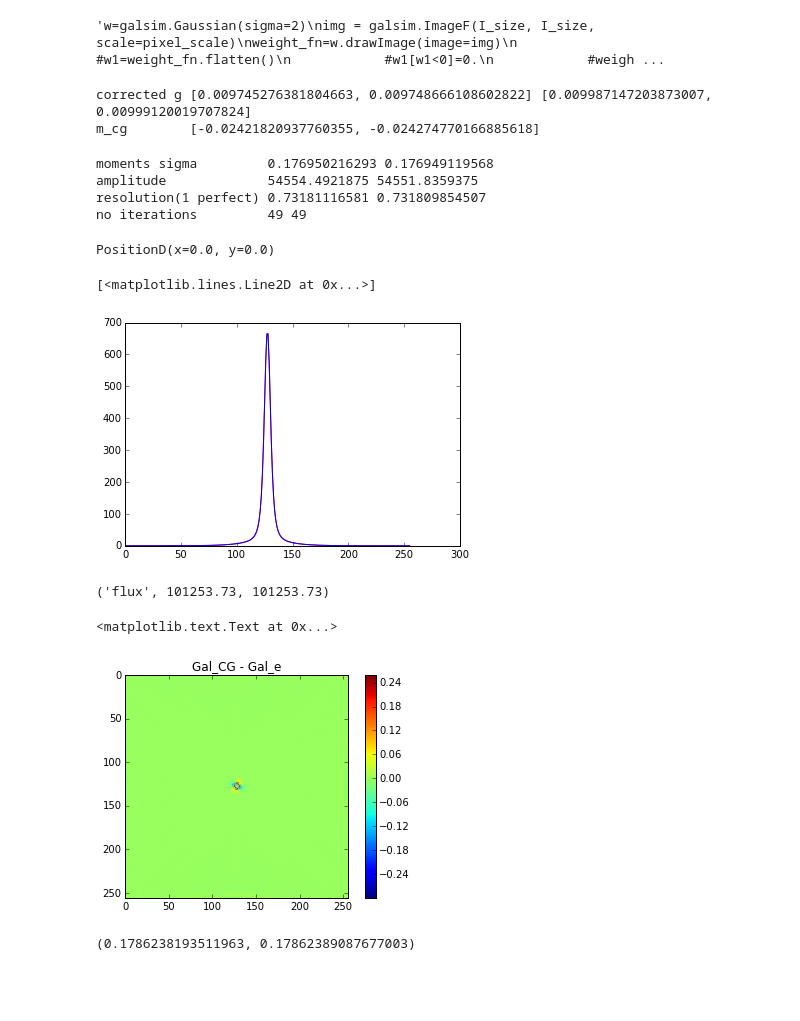
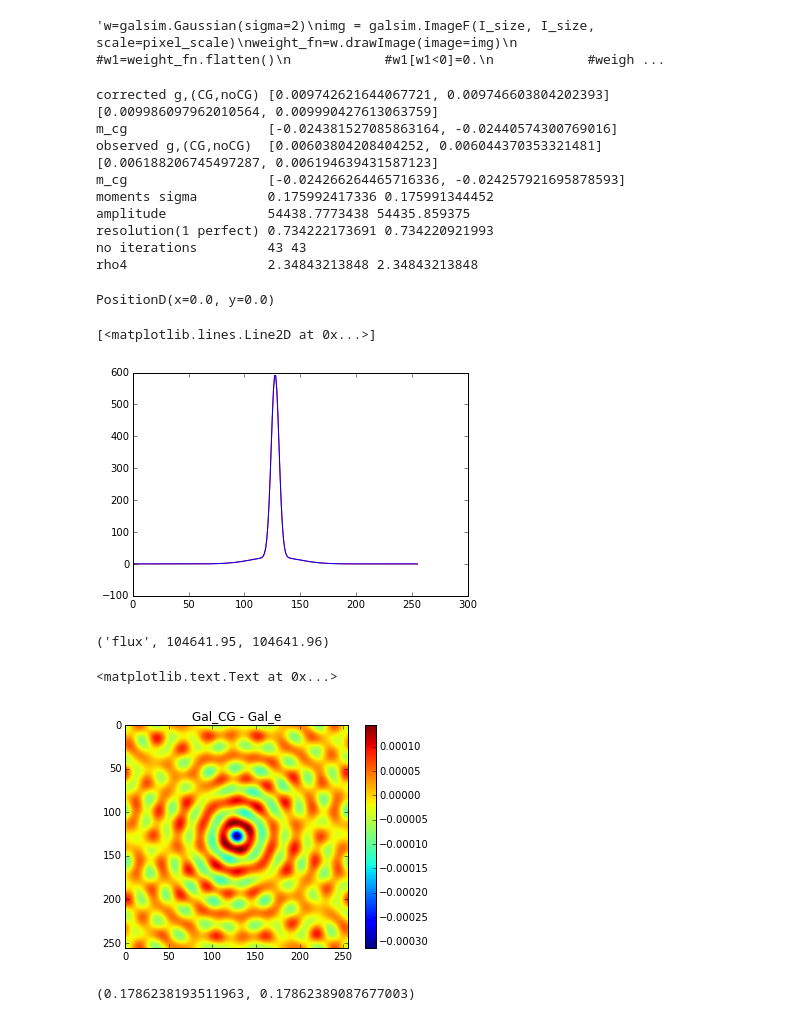
Before and after one commit to sowmyakth/CG-bias-HSM, a Jupyter notebook: hsm.ipynb, the cells around one changed output. Drawn from its saved outputs; the diff is of its cells as text; code cells hidden in the pictures; blank space fills up the shorter version.

```diff
--- a/hsm.ipynb
+++ b/hsm.ipynb
@@ -16,7 +30,7 @@ import short_cut_fns as sc
 # %%
 # Read SED from galsim data
 # Flux density normalized to 1 at 550nm
-datapath = '/Users/choyma/temp/Galsim/examples/data/'
+datapath = 'data/'
 SED_names = ['CWW_E_ext', 'CWW_Sbc_ext','CWW_Scd_ext', 'CWW_Im_ext']
 SEDs = {}
 for SED_name in SED_names:
@@ -55,7 +69,7 @@ class simple_image:
         return galsim.ImageF(self.size[0],self.size[1],scale=self.scale)
 # %%
 I_size=2**8              # Image size
-pixel_scale = 0.05       #pixel scale
+pixel_scale = 0.05/2       #pixel scale
 w1=0.102
 base_wavelength=800.
 B1_re_b=0.17              # bulge r_e
@@ -124,20 +140,27 @@ result2  = galsim.hsm.EstimateShear(gal2_im,psf_im,shear_est='REGAUSS',
 # %%
 a1=galsim.Shear(e1=result1.corrected_e1,e2=result1.corrected_e2)
 a2=galsim.Shear(e1=result2.corrected_e1,e2=result2.corrected_e2)
-print 'corrected g', [a1.g1,a1.g2],[a2.g1,a2.g2]
-print 'm_cg       ', [a1.g1/a2.g1-1, a1.g2/a2.g2-1]
+print 'corrected g,(CG,noCG)', [a1.g1,a1.g2],[a2.g1,a2.g2]
+print 'm_cg                 ', [a1.g1/a2.g1-1, a1.g2/a2.g2-1]
+
+b1,b2=result1.observed_shape,result2.observed_shape
+print 'observed g,(CG,noCG) ', [b1.g1,b1.g2],[b2.g1,b2.g2]
+print 'm_cg                 ', [b1.g1/b2.g1-1, b1.g2/b2.g2-1]
+
+#sigma=d|et(M)|**1/4
+print 'moments sigma        ',result1.moments_sigma*pixel_scale,result2.moments_sigma*pixel_scale
+#amplitude~flux/2
+print 'amplitude            ', result1.moments_amp,result2.moments_amp
+print 'resolution(1 perfect)',result1.resolution_factor,result2.resolution_factor
+print 'no iterations        ',result1.moments_n_iter,result1.moments_n_iter
+print 'rho4                 ',result1.moments_rho4,result1.moments_rho4
 # %% [output]
-corrected g [0.009745276381804663, 0.009748666108602822] [0.009987147203873007, 0.00999120019707824]
-m_cg        [-0.02421820937760355, -0.024274770166885618]
+corrected g,(CG,noCG) [0.009742621644067721, 0.009746603804202393] [0.009986097962010564, 0.009990427613063759]
+m_cg                  [-0.024381527085863164, -0.02440574300769016]
+observed g,(CG,noCG)  [0.00603804208404252, 0.006044370353321481] [0.006188206745497287, 0.006194639431587123]
+m_cg                  [-0.024266264465716336, -0.024257921695878593]
+moments sigma         0.175992417336 0.175991344452
+amplitude             54438.7773438 54435.859375
+resolution(1 perfect) 0.734222173691 0.734220921993
+no iterations         43 43
+rho4                  2.34843213848 2.34843213848
-# %%
-#sigma=d|et(M)|**1/4
-print 'moments sigma        ',result1.moments_sigma*pixel_scale,result2.moments_sigma*pixel_scale
-#amplitude~flux/2
-print 'amplitude            ', result1.moments_amp,result2.moments_amp
-print 'resolution(1 perfect)',result1.resolution_factor,result2.resolution_factor
-print 'no iterations        ',result1.moments_n_iter,result1.moments_n_iter
-# %% [output]
-moments sigma         0.176950216293 0.176949119568
-amplitude             54554.4921875 54551.8359375
-resolution(1 perfect) 0.73181116581 0.731809854507
-no iterations         49 49
@@ -151,16 +177,17 @@ plt.plot(gal2_im.array[:][128],'b')
 #plt.xlim([100,150])
 # %% [output]
 [<matplotlib.lines.Line2D at 0x...>]
-[figure, old version]
+[figure, new version]
 # %%
-plt.imshow(np.array(gal1_im.array)-np.array(gal2_im.array))
+dif_im=np.array(gal1_im.array)-np.array(gal2_im.array)
+plt.imshow(dif_im)
 plt.colorbar()
 print('flux',gal1_im.array.sum(),gal2_im.array.sum())
 plt.title('Gal_CG - Gal_e')
 # %% [output]
-('flux', 101253.73, 101253.73)
+('flux', 104641.95, 104641.96)
 <matplotlib.text.Text at 0x...>
-[figure, old version]
+[figure, new version]
 # %%
 a=gal1_im.FindAdaptiveMom()
 b=gal2_im.FindAdaptiveMom()
```
Also changed, not shown: parts of 5 cells of this notebook.
